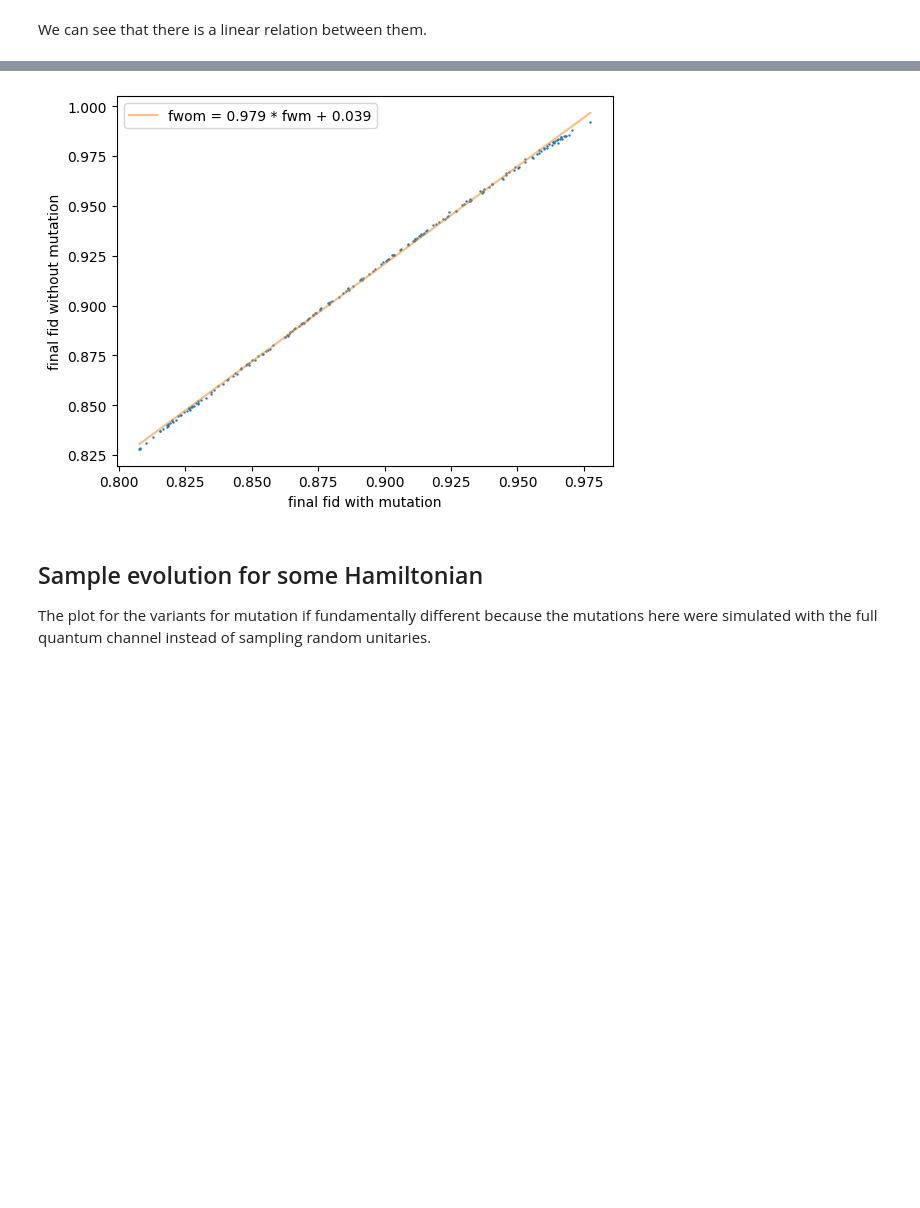
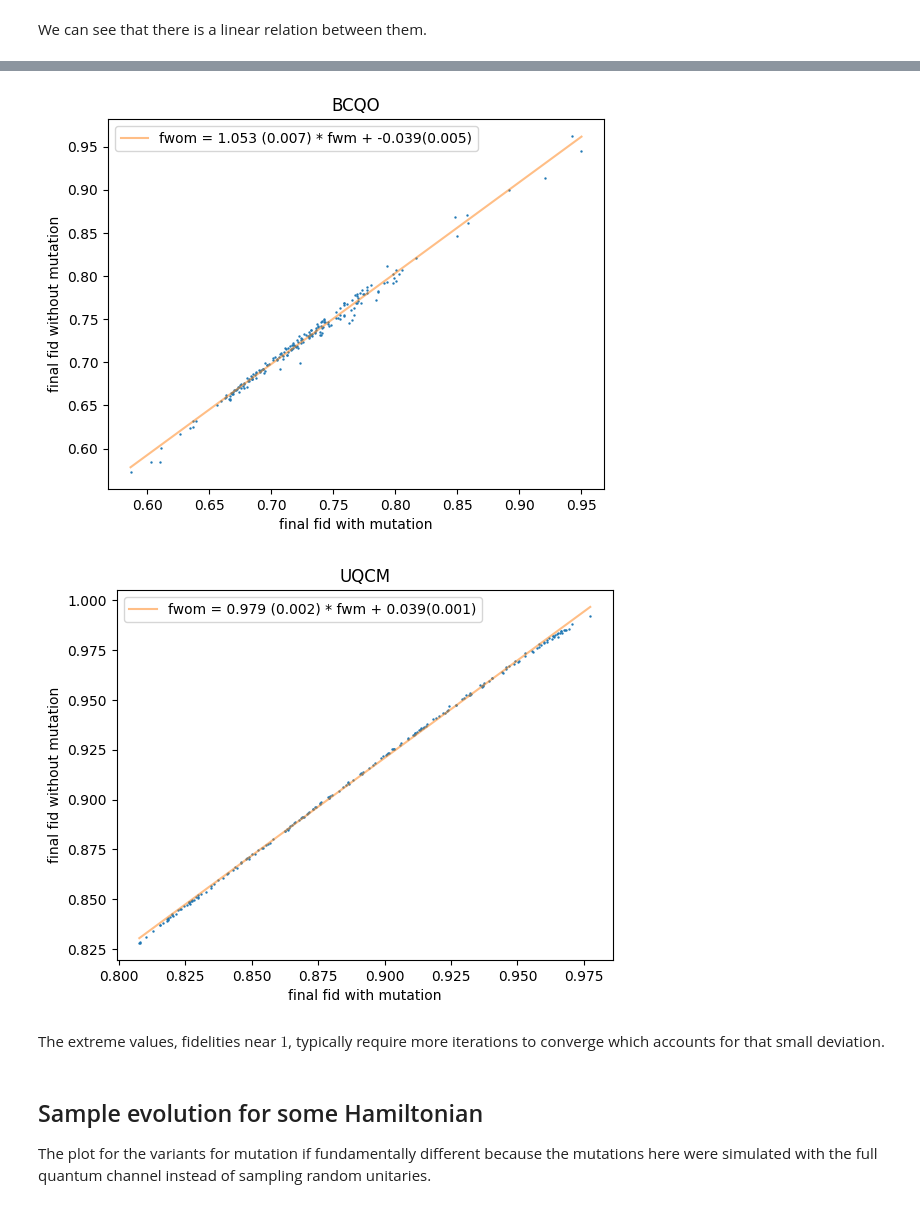
Before and after one commit to RubenIbarrondo/QGA, a Jupyter notebook: notebooks/qga_variant_analysis.ipynb, the cells around one changed output, grey strips where cells are left out. Drawn from its saved outputs; the diff is of its cells as text; code cells hidden in the pictures; blank space fills up the shorter version.

```diff
--- a/notebooks/qga_variant_analysis.ipynb
+++ b/notebooks/qga_variant_analysis.ipynb
@@ -94,0 +89,14 @@ Text(0, 0.5, 'final fid without mutation')
+# %%
+for cloning in ['bcqo', 'uqcm']:
+    plt.scatter(final_fid_av[f'{cloning}_wm'],
+                final_fid_av[f'{cloning}_wom'],
+                s=.5)
+    plt.plot([np.min(final_fid_av[f'{cloning}_wm']), np.max(final_fid_av[f'{cloning}_wm'])],
+             [np.min(final_fid_av[f'{cloning}_wm']), np.max(final_fid_av[f'{cloning}_wm'])],
+             linestyle='--',
+             color='g',
+             alpha=.5)
+    plt.title(cloning.upper())
+    plt.xlabel('final fid with mutation')
+    plt.ylabel('final fid without mutation')
+    plt.show()
@@ -99,15 +108,25 @@ result = stats.linregress(fwm, fwom)
 # %%
-plt.scatter(fwm, fwom, s=.5)
-plt.plot([np.min(fwm), np.max(fwm)],
-            [result.intercept + result.slope * np.min(fwm),
-             result.intercept + result.slope * np.max(fwm)],
-             color='C1',alpha=.5, label=f'fwom = {result.slope:.3f} * fwm + {result.intercept:.3f}')
-plt.xlabel('final fid with mutation')
-plt.ylabel('final fid without mutation')
-plt.legend()
-plt.show()
+for cloning in ['bcqo', 'uqcm']:
+    fwm = final_fid_av[f'{cloning}_wm']
+    fwom = final_fid_av[f'{cloning}_wom']
+
+    result = stats.linregress(fwm, fwom)
+    plt.scatter(fwm, fwom, s=.5)
+    plt.plot([np.min(fwm), np.max(fwm)],
+                [result.intercept + result.slope * np.min(fwm),
+                result.intercept + result.slope * np.max(fwm)],
+                color='C1',alpha=.5,
+                label=f'fwom = {result.slope:.3f} ({result.stderr:.3f}) * fwm + {result.intercept:.3f}({result.intercept_stderr:.3f})')
+    plt.xlabel('final fid with mutation')
+    plt.ylabel('final fid without mutation')
+    plt.title(cloning.upper())
+    plt.legend()
+    plt.show()
 # %% [output]
-[figure, old version]
+[figure, new version]
+[figure, added]
+# %% [markdown]
+The extreme values, fidelities near $1$, typically require more iterations to converge which accounts for that small deviation.
 # %% [markdown]
 ## Sample evolution for some Hamiltonian
 
```
Also changed, not shown: parts of 9 cells of this notebook, 1 other file.
